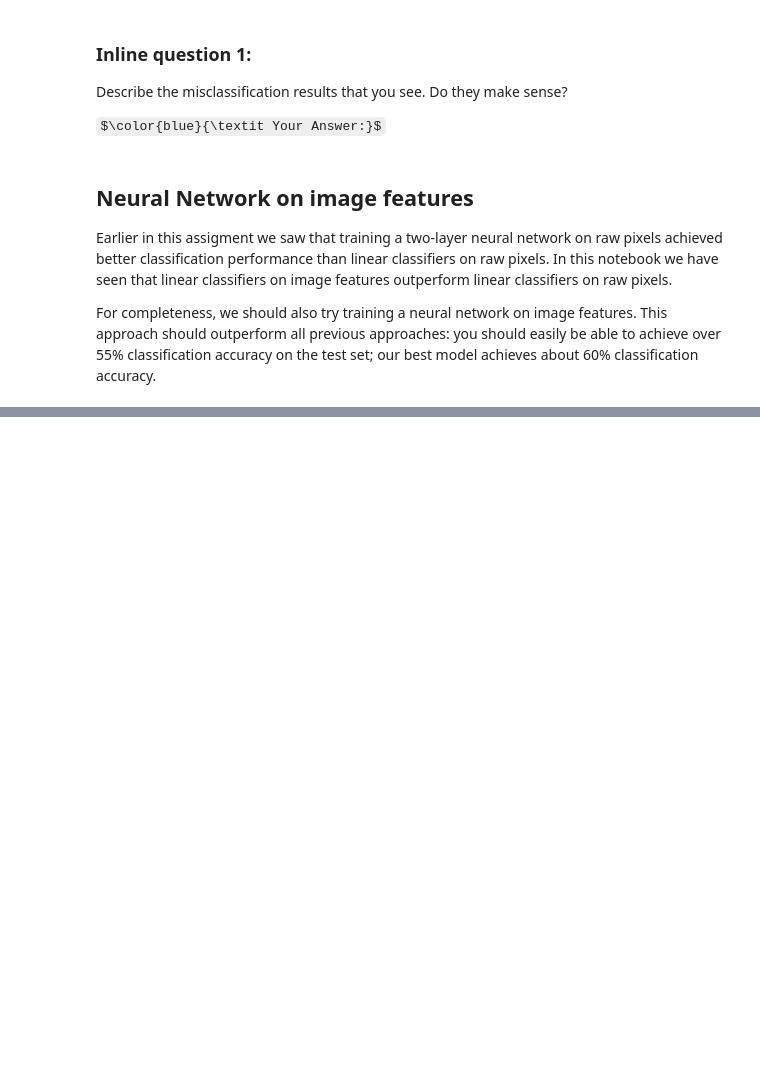
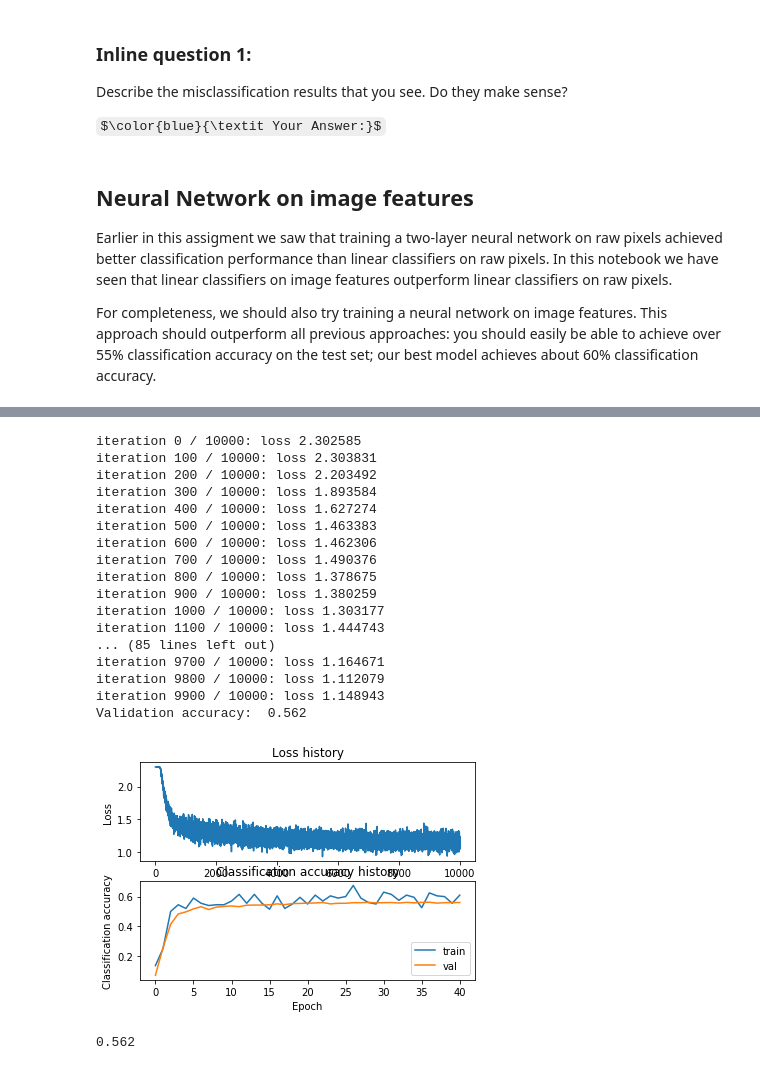
Before and after one commit to junmo1215/practice, a Jupyter notebook: cs231n/assignment1/features.ipynb, the cells around one changed output, grey strips where cells are left out. Saved outputs shown, nothing was run; the diff lists cells and outputs as text; code cells hidden in the pictures; some formulas as TeX source; blank space fills up the shorter version.

```diff
--- a/cs231n/assignment1/features.ipynb
+++ b/cs231n/assignment1/features.ipynb
@@ -182,26 +232,77 @@ print(X_train_feats.shape)
 # %%
 from cs231n.classifiers.neural_net import TwoLayerNet
 
 input_dim = X_train_feats.shape[1]
 hidden_dim = 500
 num_classes = 10
 
 net = TwoLayerNet(input_dim, hidden_dim, num_classes)
 best_net = None
 
 ################################################################################
 # TODO: Train a two-layer neural network on image features. You may want to    #
 # cross-validate various parameters as in previous sections. Store your best   #
 # model in the best_net variable.                                              #
 ################################################################################
 # *****START OF YOUR CODE (DO NOT DELETE/MODIFY THIS LINE)*****
+best_val_acc = 0
 
-pass
+# Train the network
+stats = net.train(X_train_feats, y_train, X_val_feats, y_val,
+            num_iters=10000, batch_size=200,
+            learning_rate=1e-1, learning_rate_decay=0.95,
+            reg=0.0, verbose=True)
+
+# Predict on the validation set
+val_acc = (net.predict(X_val_feats) == y_val).mean()
+print('Validation accuracy: ', val_acc)
+# if val_acc > best_val_acc:
+#     best_val_acc = val_acc
+#     best_net = net
+best_net = net
+
+
+plt.subplot(2, 1, 1)
+plt.plot(stats['loss_history'])
+plt.title('Loss history')
+plt.xlabel('Iteration')
+plt.ylabel('Loss')
+
+plt.subplot(2, 1, 2)
+plt.plot(stats['train_acc_history'], label='train')
+plt.plot(stats['val_acc_history'], label='val')
+plt.title('Classification accuracy history')
+plt.xlabel('Epoch')
+plt.ylabel('Classification accuracy')
+plt.legend()
+plt.show()
+
 
 # *****END OF YOUR CODE (DO NOT DELETE/MODIFY THIS LINE)*****
+# %% [output]
+iteration 0 / 10000: loss 2.302585
+iteration 100 / 10000: loss 2.303831
+iteration 200 / 10000: loss 2.203492
+iteration 300 / 10000: loss 1.893584
+iteration 400 / 10000: loss 1.627274
+iteration 500 / 10000: loss 1.463383
+iteration 600 / 10000: loss 1.462306
+iteration 700 / 10000: loss 1.490376
+iteration 800 / 10000: loss 1.378675
+iteration 900 / 10000: loss 1.380259
+iteration 1000 / 10000: loss 1.303177
+iteration 1100 / 10000: loss 1.444743
+... (85 lines left out)
+iteration 9700 / 10000: loss 1.164671
+iteration 9800 / 10000: loss 1.112079
+iteration 9900 / 10000: loss 1.148943
+Validation accuracy:  0.562
+[figure, added]
 # %%
 # Run your best neural net classifier on the test set. You should be able
 # to get more than 55% accuracy.
 
 test_acc = (best_net.predict(X_test_feats) == y_test).mean()
 print(test_acc)
+# %% [output]
+0.562
```
Also changed, not shown: parts of 5 cells of this notebook.
